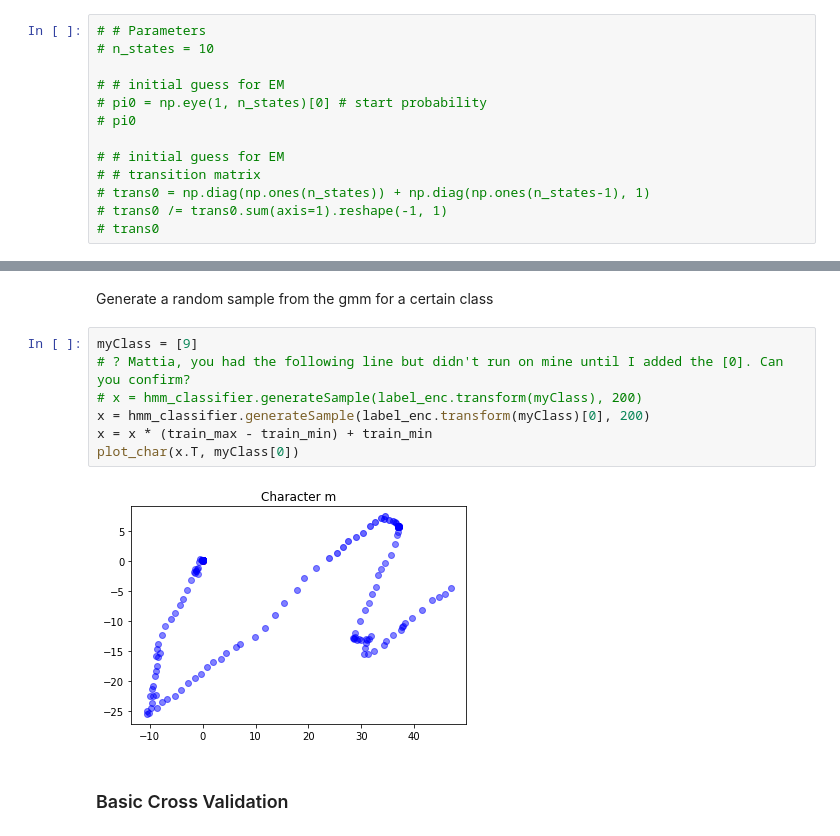
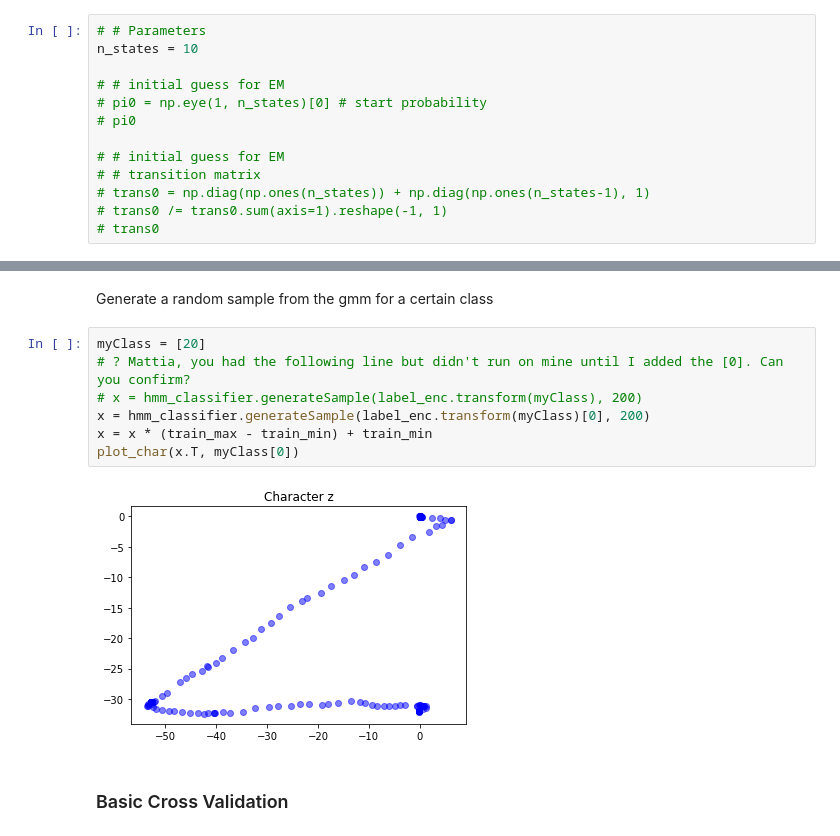
Before and after one commit to mckayryan/classifying_handwritten_letters_HMM, a Jupyter notebook: Assignment 2.ipynb, the cells around one changed output, grey strips where cells are left out. Cells and saved outputs as stored; diff of their text form.

```diff
--- a/Assignment 2.ipynb
+++ b/Assignment 2.ipynb
@@ -208,7 +208,7 @@ class GenerativeClassifierHMM(BaseEstimator, ClassifierMixin):
 # Guassian HMM
 # %%
 # # Parameters
-# n_states = 10
+n_states = 10
 
 # # initial guess for EM
 # pi0 = np.eye(1, n_states)[0] # start probability
@@ -326,14 +326,14 @@ conf_mat
 # %% [markdown]
 Generate a random sample from the gmm for a certain class
 # %%
-myClass = [9]
+myClass = [20]
 # ? Mattia, you had the following line but didn't run on mine until I added the [0]. Can you confirm?
 # x = hmm_classifier.generateSample(label_enc.transform(myClass), 200)
 x = hmm_classifier.generateSample(label_enc.transform(myClass)[0], 200)
 x = x * (train_max - train_min) + train_min
 plot_char(x.T, myClass[0])
 # %% [output]
-[figure, old version]
+[figure, new version]
 # %% [markdown]
 ### Basic Cross Validation
 # %%
```
